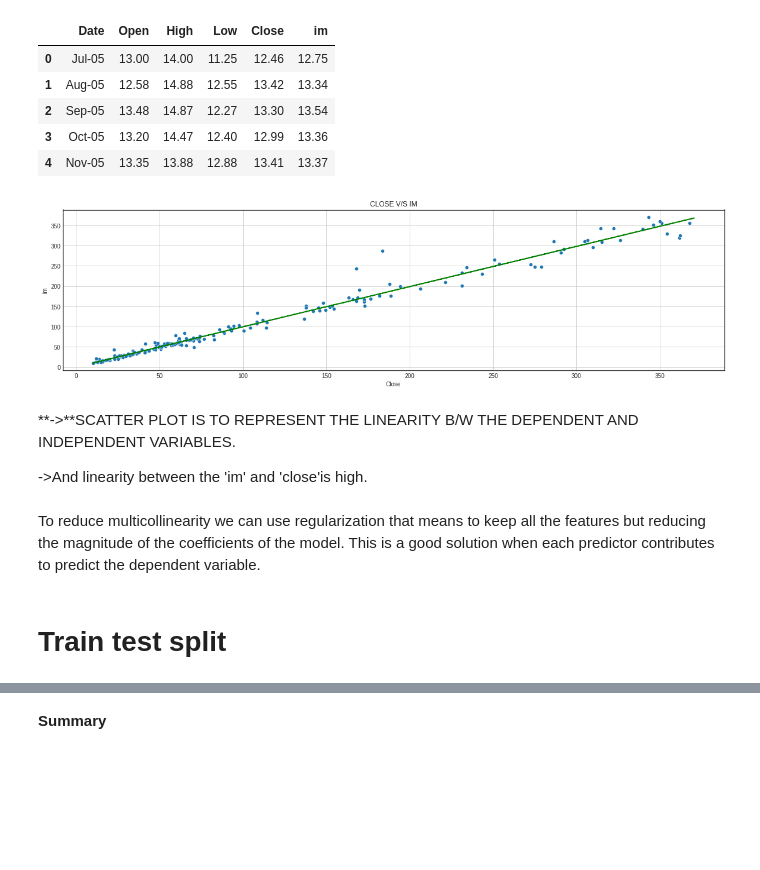
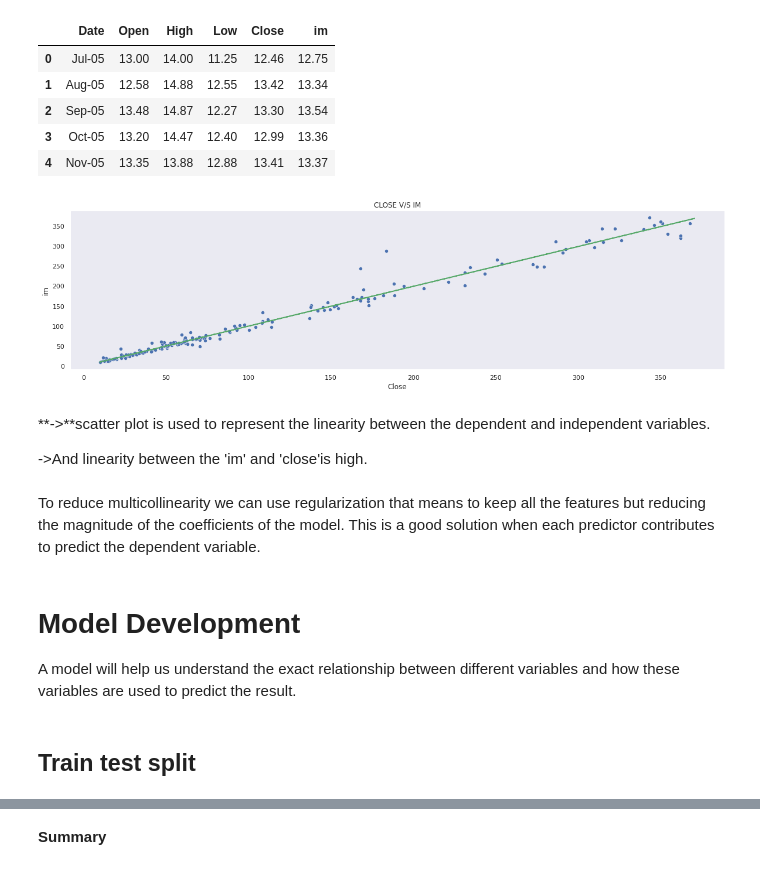
Before and after one commit to Swastik02aug/SML-Regression-Capstone-Project, a Jupyter notebook: project(yes_bank).ipynb, the cells around one changed output, grey strips where cells are left out. Drawn from its saved outputs; the diff is of its cells as text; code cells hidden in the pictures; blank space fills up the shorter version.

```diff
--- a/project(yes_bank).ipynb
+++ b/project(yes_bank).ipynb
@@ -62,3 +54,3 @@ Mounted at /content/drive
 # %%
 # Importing the dataset
-dataset = pd.read_csv('/content/drive/MyDrive/capstone project 2(yes bank)/data_YesBank_StockPrices.csv')
+df = pd.read_csv('/content/drive/MyDrive/capstone project 2(yes bank)/data_YesBank_StockPrices.csv')
@@ -145,3 +169,4 @@ dataset.shape
 # %%
 # convert string object to datetime object
-dataset['Date'] = dataset['Date'].apply(lambda x: datetime.strptime(x, "%b-%y"))
+from datetime import datetime
+df['Date'] = df['Date'].apply(lambda x : datetime.strptime(x, '%b-%y'))
@@ -171,0 +193,4 @@ dataset.head()
+# %%
+sns.set_theme(style="whitegrid")
+sns.set(rc={'figure.figsize':(11.7,8.27)})
+ax = sns.boxplot(data=df, orient="v", palette="Set2")
@@ -252,7 +359,7 @@ cor = sns.heatmap(dataset.corr(), vmin=-1, vmax=1, cmap=None, annot=True,square=
 # %%
 # Creating a new feature based on average of other features in the dataset
-dataset['im'] = dataset[['Open', 'High', 'Low']].mean(axis=1).round(2)
-dataset.head()
+df['im'] = df[['Open', 'High', 'Low']].mean(axis=1).round(2)
+df.head()
 # %% [output]
 |  | Date | Open | High | Low | Close | im |
 | 0 | Jul-05 | 13.00 | 14.00 | 11.25 | 12.46 | 12.75 |
@@ -263,22 +370,25 @@ dataset.head()
 # %%
 #ploting the scatter plot b/w dependent and independent variables
 plt.figure(figsize=(20,5))
 plt.title('CLOSE V/S IM')
 
-sns.scatterplot(dataset['Close'],dataset['im'])
+sns.scatterplot(df['Close'],df['im'])
 
-z = np.polyfit(dataset['im'],dataset['Close'], 1)
-y_hat = np.poly1d(z)(dataset['im'])
-plt.plot(dataset['im'], y_hat, "g--", lw=2)
+z = np.polyfit(df['im'],df['Close'], 1)
+y_hat = np.poly1d(z)(df['im'])
+plt.plot(df['im'], y_hat, "g--", lw=2)
 plt.grid()
 plt.show()
 # %% [output]
-[figure, old version]
+[figure, new version]
-# %% [markdown]
-**->**SCATTER PLOT IS TO REPRESENT THE LINEARITY B/W THE DEPENDENT AND INDEPENDENT VARIABLES.
-
-->And linearity between the 'im' and 'close'is high.
+# %% [markdown]
+**->**scatter plot is used to represent the linearity between the dependent and independent variables.
+
+->And linearity between the 'im' and 'close'is high.
 # %% [markdown]
 To reduce multicollinearity we can use regularization that means to keep all the features but reducing the magnitude of the coefficients of the model. This is a good solution when each predictor contributes to predict the dependent variable.
+# %% [markdown]
+# **Model Development**
+A model will help us understand the exact relationship between different variables and how these variables are used to predict the result.
 # %% [markdown]
-# **Train test split**
+## **Train test split**
```
Also changed, not shown: parts of 185 cells of this notebook.
